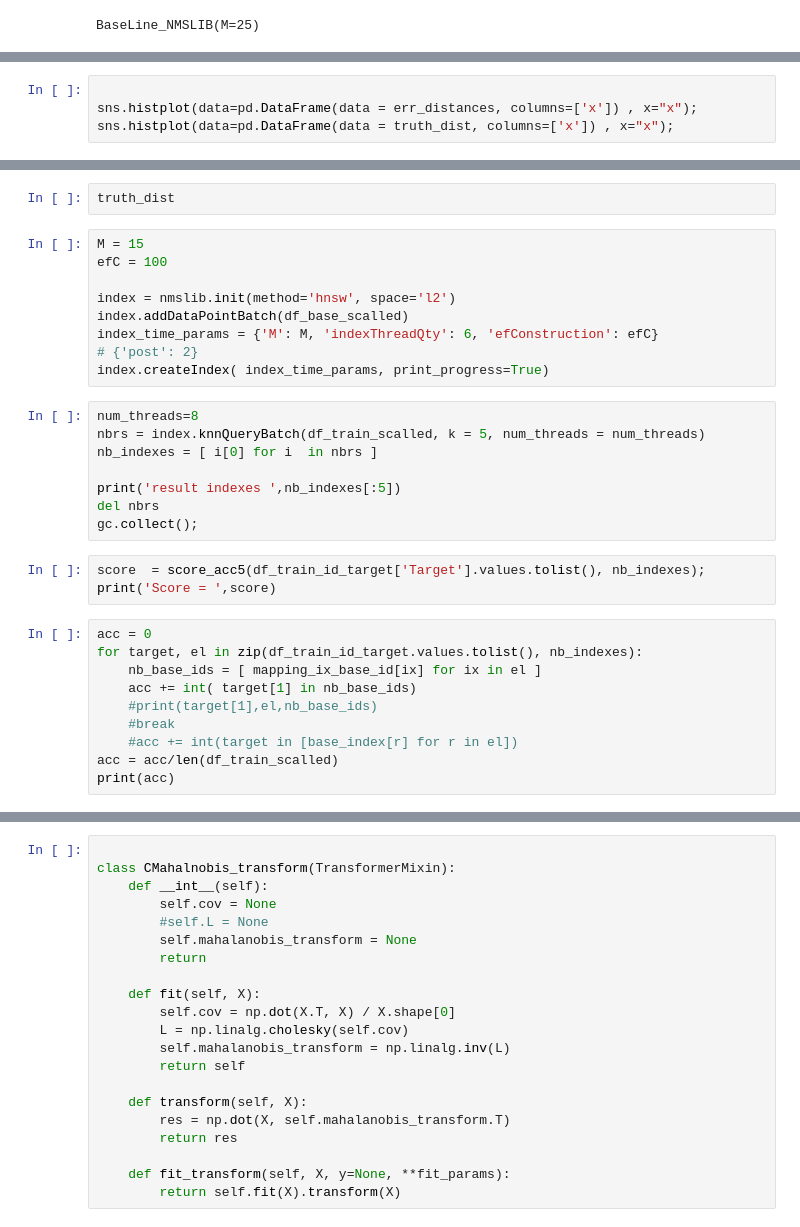
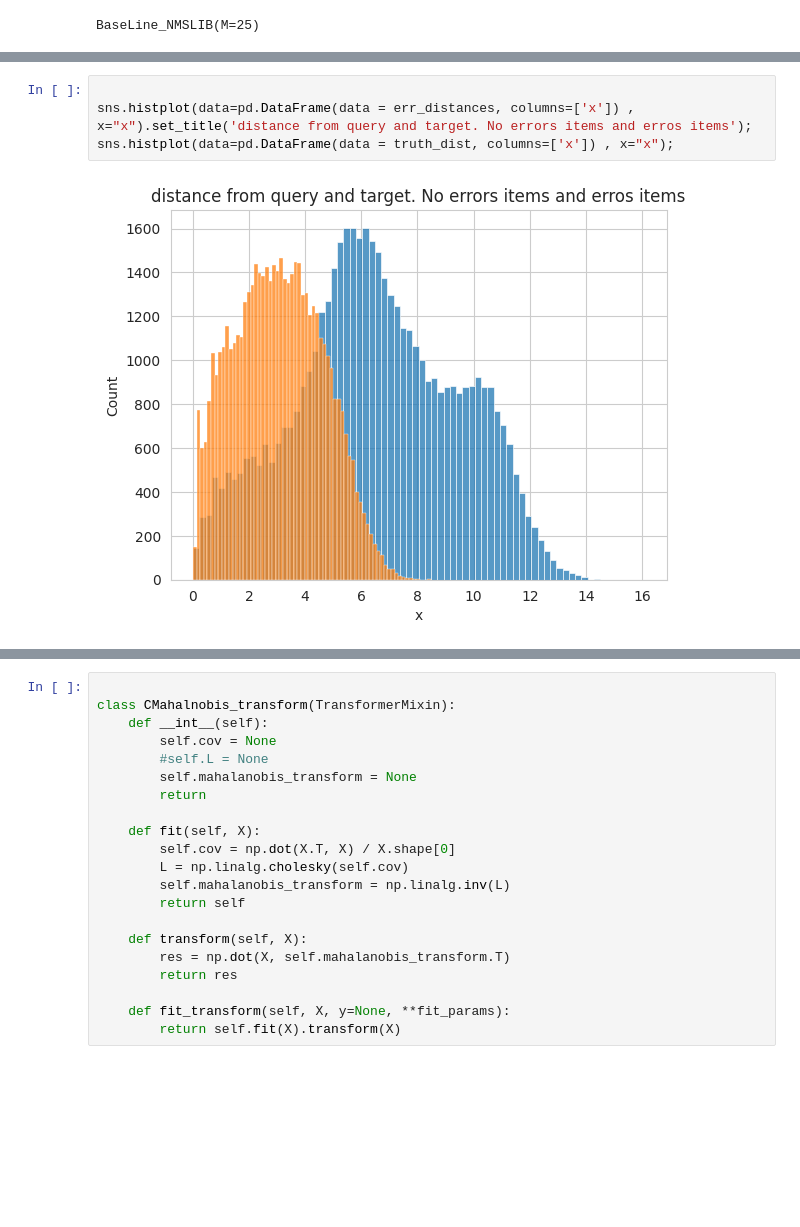
Before and after one commit to niufir/Approximate-k-NN-Matching, a Jupyter notebook: Project.ipynb, the cells around one changed output, grey strips where cells are left out. Drawn from its saved outputs; the diff is of its cells as text; blank space fills up the shorter version.

```diff
--- a/Project.ipynb
+++ b/Project.ipynb
@@ -610,4 +674,6 @@ np.median( sub_distances_truth, axis=0 )
 # %%
 
-sns.histplot(data=pd.DataFrame(data = err_distances, columns=['x']) , x="x");
+sns.histplot(data=pd.DataFrame(data = err_distances, columns=['x']) , x="x").set_title('distance from query and target. No errors items and erros items');
 sns.histplot(data=pd.DataFrame(data = truth_dist, columns=['x']) , x="x");
+# %% [output]
+[figure, added]
@@ -614,32 +680,0 @@ sns.histplot(data=pd.DataFrame(data = truth_dist, columns=['x']) , x="x");
-# %%
-truth_dist
-# %%
-M = 15
-efC = 100
-
-index = nmslib.init(method='hnsw', space='l2')
-index.addDataPointBatch(df_base_scalled)
-index_time_params = {'M': M, 'indexThreadQty': 6, 'efConstruction': efC}
-# {'post': 2}
-index.createIndex( index_time_params, print_progress=True)
-# %%
-num_threads=8
-nbrs = index.knnQueryBatch(df_train_scalled, k = 5, num_threads = num_threads)
-nb_indexes = [ i[0] for i  in nbrs ]
-
-print('result indexes ',nb_indexes[:5])
-del nbrs
-gc.collect();
-# %%
-score  = score_acc5(df_train_id_target['Target'].values.tolist(), nb_indexes);
-print('Score = ',score)
-# %%
-acc = 0
-for target, el in zip(df_train_id_target.values.tolist(), nb_indexes):
-    nb_base_ids = [ mapping_ix_base_id[ix] for ix in el ]
-    acc += int( target[1] in nb_base_ids)
-    #print(target[1],el,nb_base_ids)
-    #break
-    #acc += int(target in [base_index[r] for r in el])
-acc = acc/len(df_train_scalled)
-print(acc)
```
Also changed, not shown: parts of 32 cells of this notebook.
